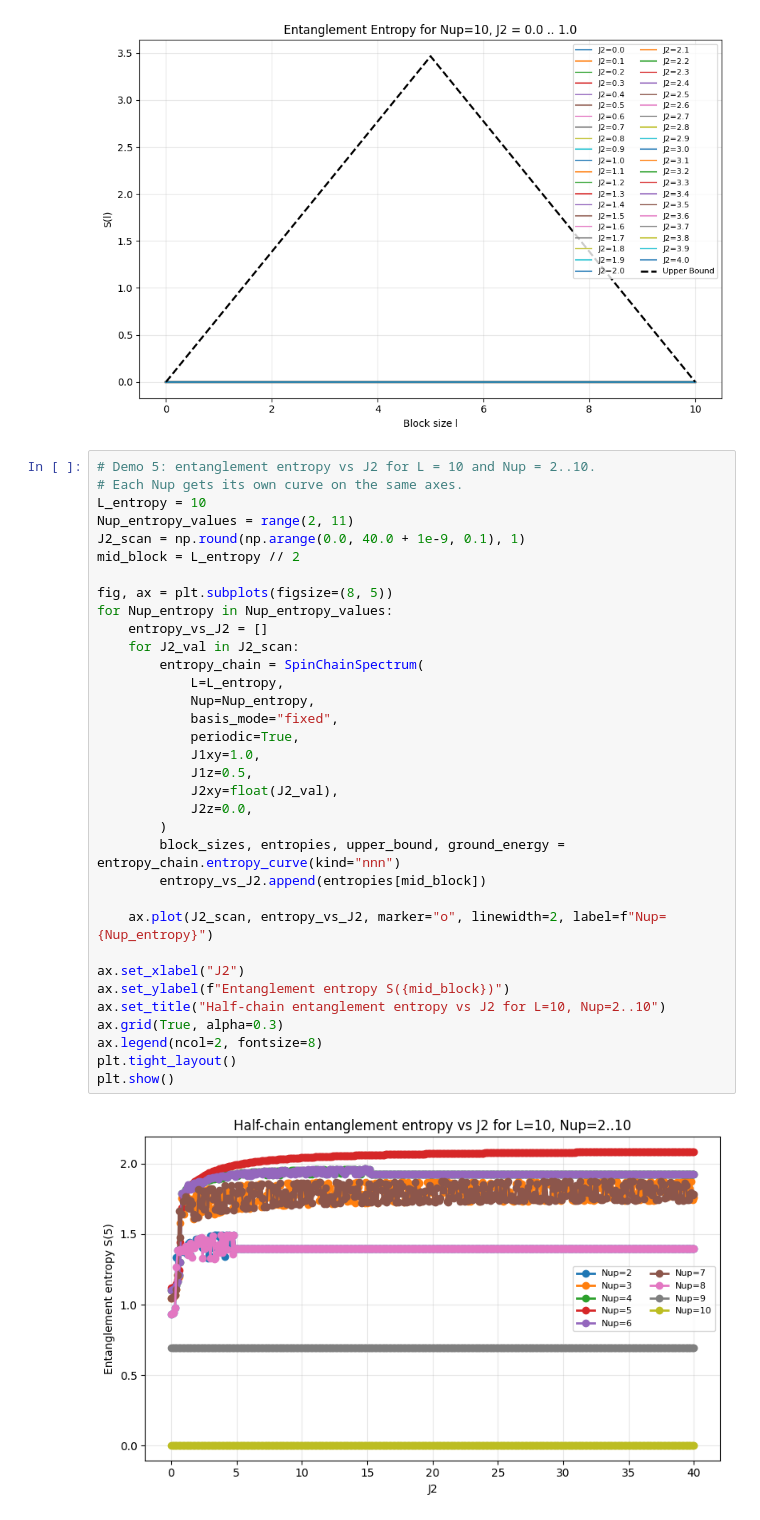
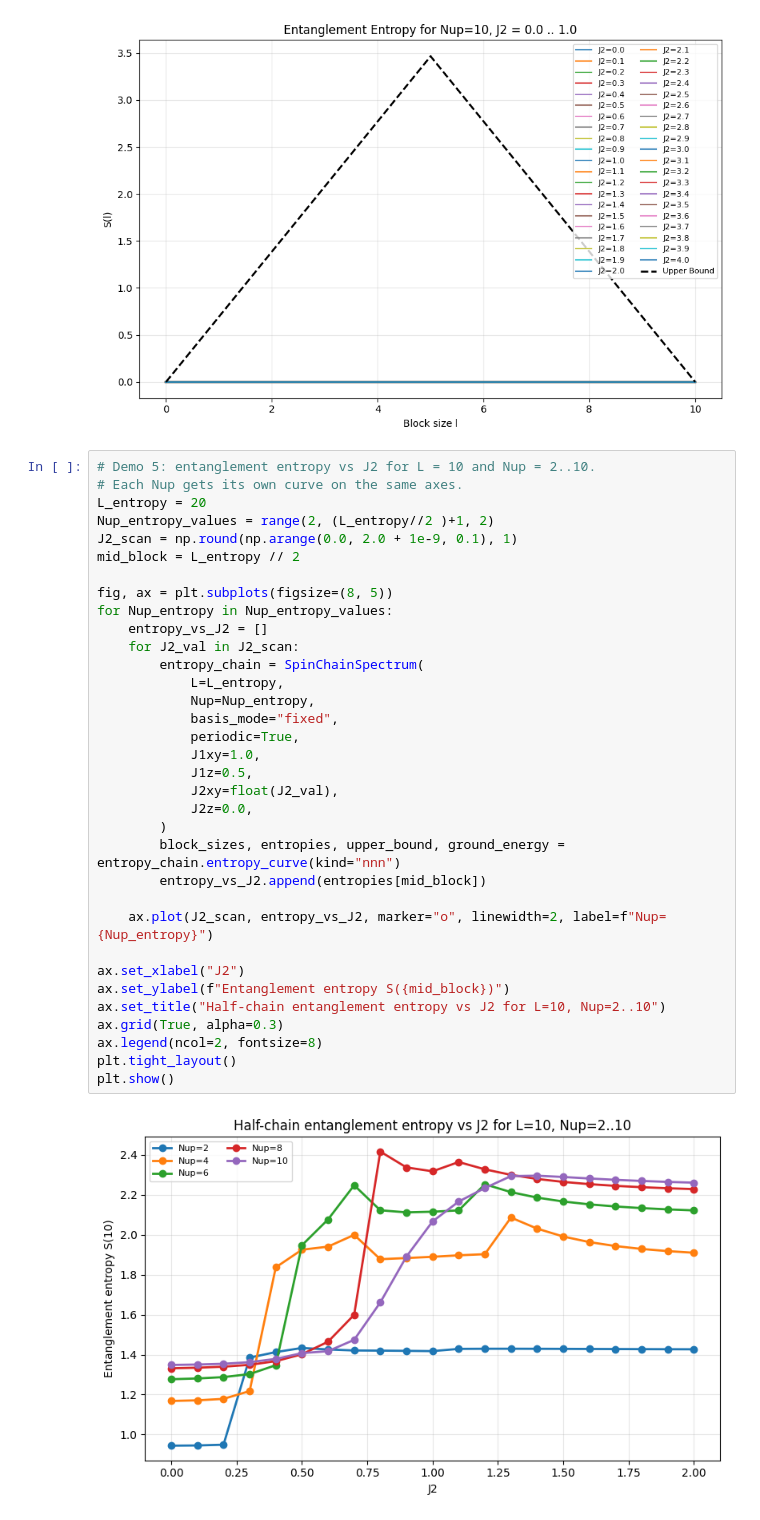
Before and after one commit to Matth3wc/HamiltonTrust_2026_Spin_Chains, a Jupyter notebook: santos_izmir2014_coding_exercises/exercises_refactored.ipynb, the cells around one changed output. Cells and saved outputs as stored; diff of their text form.

```diff
--- a/santos_izmir2014_coding_exercises/exercises_refactored.ipynb
+++ b/santos_izmir2014_coding_exercises/exercises_refactored.ipynb
@@ -431,36 +431,36 @@ for Nup_j2 in Nup_j2_values:
 # %%
 # Demo 5: entanglement entropy vs J2 for L = 10 and Nup = 2..10.
 # Each Nup gets its own curve on the same axes.
-L_entropy = 10
-Nup_entropy_values = range(2, 11)
-J2_scan = np.round(np.arange(0.0, 40.0 + 1e-9, 0.1), 1)
+L_entropy = 20
+Nup_entropy_values = range(2, (L_entropy//2 )+1, 2)
+J2_scan = np.round(np.arange(0.0, 2.0 + 1e-9, 0.1), 1)
 mid_block = L_entropy // 2
 
 fig, ax = plt.subplots(figsize=(8, 5))
 for Nup_entropy in Nup_entropy_values:
     entropy_vs_J2 = []
     for J2_val in J2_scan:
         entropy_chain = SpinChainSpectrum(
             L=L_entropy,
             Nup=Nup_entropy,
             basis_mode="fixed",
             periodic=True,
             J1xy=1.0,
             J1z=0.5,
             J2xy=float(J2_val),
             J2z=0.0,
         )
         block_sizes, entropies, upper_bound, ground_energy = entropy_chain.entropy_curve(kind="nnn")
         entropy_vs_J2.append(entropies[mid_block])
 
     ax.plot(J2_scan, entropy_vs_J2, marker="o", linewidth=2, label=f"Nup={Nup_entropy}")
 
 ax.set_xlabel("J2")
 ax.set_ylabel(f"Entanglement entropy S({mid_block})")
 ax.set_title("Half-chain entanglement entropy vs J2 for L=10, Nup=2..10")
 ax.grid(True, alpha=0.3)
 ax.legend(ncol=2, fontsize=8)
 plt.tight_layout()
 plt.show()
 # %% [output]
-[figure, old version]
+[figure, new version]
```
Also changed, not shown: 17 other files.
